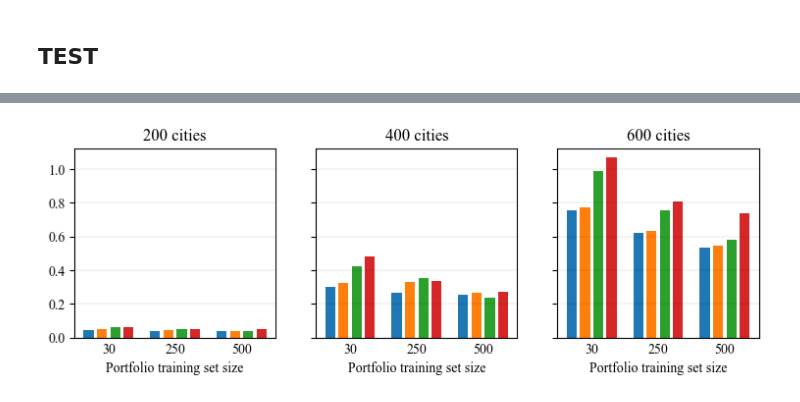
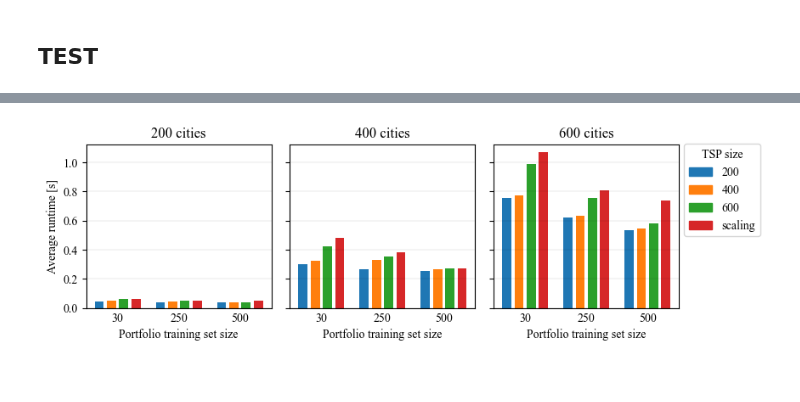
Before and after one commit to zakrzewow/raw-algorithm-portfolios, a Jupyter notebook: results_article_surrogate.ipynb, the cells around one changed output, grey strips where cells are left out. Cells and saved outputs as stored; diff of their text form; code cells hidden in the pictures.

```diff
--- a/results_article_surrogate.ipynb
+++ b/results_article_surrogate.ipynb
@@ -195,40 +183,40 @@ n_to_x = {
 sur_to_x = {
     "plain": 0.0,
     "sur-25": 0.2,
     "sur-50": 0.4,
     "sur-75": 0.6,
 }
 
 sur_to_color = {
     "plain": "C0",
     "sur-25": "C1",
     "sur-50": "C2",
     "sur-75": "C3",
 }
 
 _ = df.groupby(["sur", "n", "tsp_size"])["cost_skip_cutoff"].mean().reset_index()
 _["x"] = _["n"].map(n_to_x).astype(float) + _["sur"].map(sur_to_x).astype(float)
 _["color"] = _["sur"].map(sur_to_color)
 
 fig, axs = plt.subplots(1, 3, figsize=(9, 2.5), sharey=True)
 for i, (label, group) in enumerate(_.groupby("tsp_size")):
     ax = axs[i]
     ax.bar(group["x"], group["cost_skip_cutoff"], width=0.15, color=group["color"], alpha=1.0)
     ax.set_title(f"{label} cities")
     ax.set_xticks([0.3, 1.3, 2.3], labels=["30", "250", "500"])
     ax.tick_params(axis='x', length=0)
     ax.grid(axis='y', color='black', alpha=0.2, lw=0.3, ls="-")
     ax.set_xlabel("Portfolio training set size")
 
-# # Create legend
-# handles = [plt.Rectangle((0,0), 1 , 1, color=tsp_size_to_color[size]) for size in tsp_size_to_color]
-# labels = ["200", "400", "600", "scaling"]
-# axs[2].legend(handles, labels, title="TSP size", loc='upper right', bbox_to_anchor=(1.47, 1.04))
+# Create legend
+handles = [plt.Rectangle((0,0), 1 , 1, color=sur_to_color[s]) for s in sur_to_color]
+labels = ["200", "400", "600", "scaling"]
+axs[2].legend(handles, labels, title="TSP size", loc='upper right', bbox_to_anchor=(1.47, 1.04))
 
-# axs[0].set_ylabel("Average runtime [s]")
-# plt.suptitle("Reference cut-off time for TSP isntances of 600 cities:", y=1.05)
-# plt.subplots_adjust(wspace=0.1)
-# plt.savefig(BASE_DIR / "cost_skip_cutoff.pdf", bbox_inches='tight')
-# plt.show()
+axs[0].set_ylabel("Average runtime [s]")
+plt.subplots_adjust(wspace=0.1)
+plt.savefig(BASE_DIR / "surrogate_cost_skip_cutoff.pdf", bbox_inches='tight')
+plt.show()
+#
 # %% [output]
-[figure, old version]
+[figure, new version]
```
Also changed, not shown: parts of 4 cells of this notebook, 2 other files.
